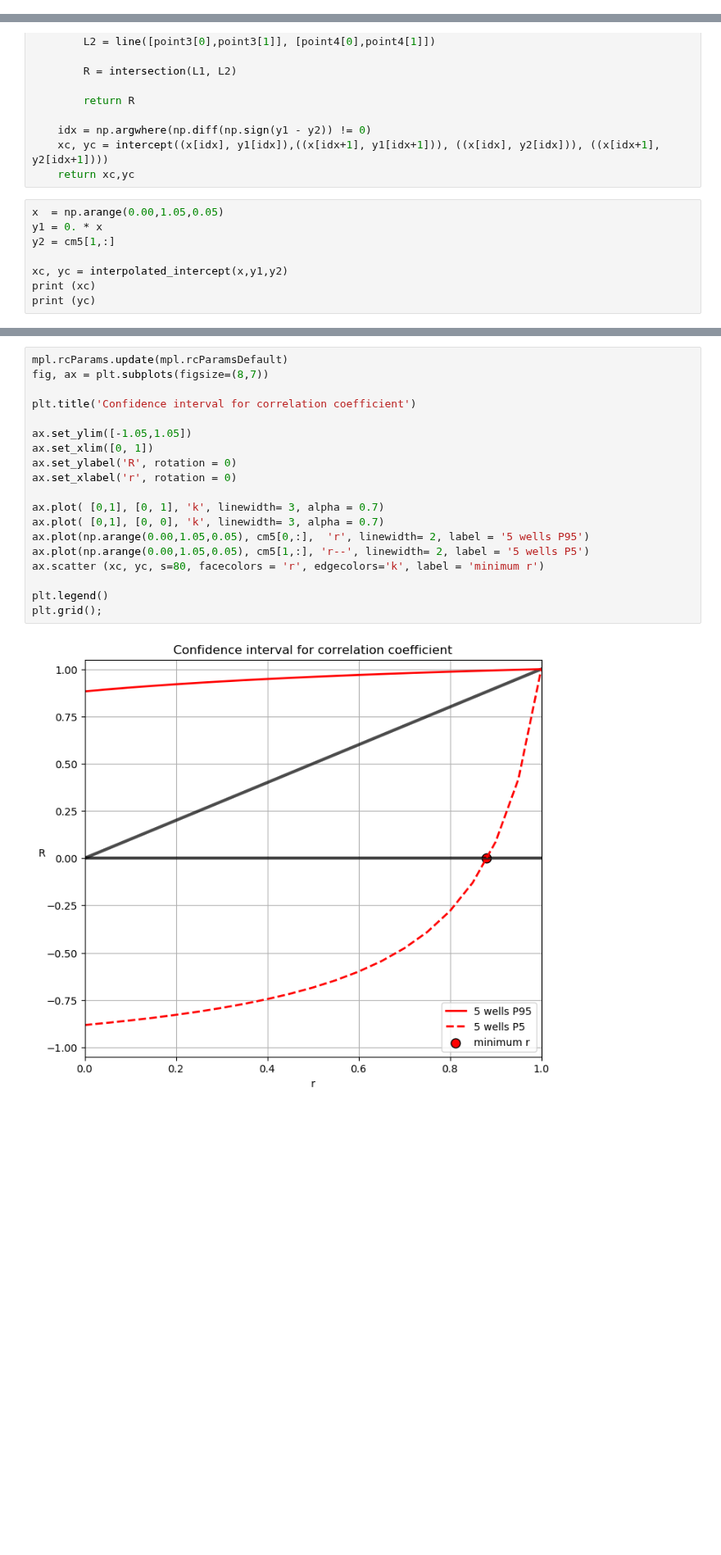
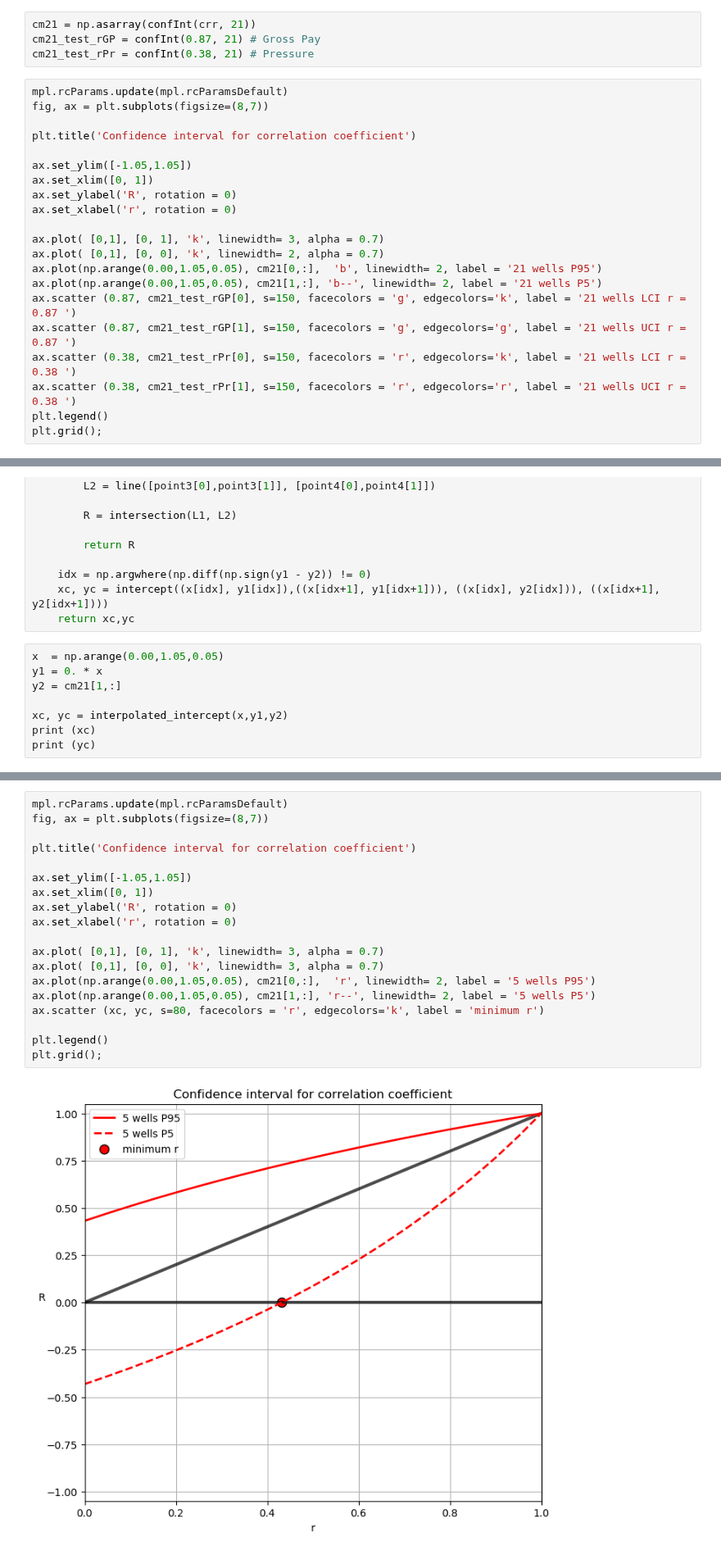
Before and after one commit to mycarta/Data-science-tools-petroleum-exploration-and-production, a Jupyter notebook: Python_confidence_interval_for_correlation_coefficient.ipynb, the cells around one changed output, grey strips where cells are left out. Shown at 82% size. Saved outputs shown, nothing was run; the diff lists cells and outputs as text; blank space fills up the shorter version.

```diff
--- a/Python_confidence_interval_for_correlation_coefficient.ipynb
+++ b/Python_confidence_interval_for_correlation_coefficient.ipynb
@@ -195,0 +172,25 @@ plt.grid();
+# %%
+cm21 = np.asarray(confInt(crr, 21))
+cm21_test_rGP = confInt(0.87, 21) # Gross Pay
+cm21_test_rPr = confInt(0.38, 21) # Pressure
+# %%
+mpl.rcParams.update(mpl.rcParamsDefault)
+fig, ax = plt.subplots(figsize=(8,7))
+
+plt.title('Confidence interval for correlation coefficient')
+
+ax.set_ylim([-1.05,1.05])
+ax.set_xlim([0, 1])
+ax.set_ylabel('R', rotation = 0)
+ax.set_xlabel('r', rotation = 0)
+
+ax.plot( [0,1], [0, 1], 'k', linewidth= 3, alpha = 0.7)
+ax.plot( [0,1], [0, 0], 'k', linewidth= 2, alpha = 0.7)
+ax.plot(np.arange(0.00,1.05,0.05), cm21[0,:],  'b', linewidth= 2, label = '21 wells P95')
+ax.plot(np.arange(0.00,1.05,0.05), cm21[1,:], 'b--', linewidth= 2, label = '21 wells P5')
+ax.scatter (0.87, cm21_test_rGP[0], s=150, facecolors = 'g', edgecolors='k', label = '21 wells LCI r = 0.87 ')
+ax.scatter (0.87, cm21_test_rGP[1], s=150, facecolors = 'g', edgecolors='g', label = '21 wells UCI r = 0.87 ')
+ax.scatter (0.38, cm21_test_rPr[0], s=150, facecolors = 'r', edgecolors='k', label = '21 wells LCI r = 0.38 ')
+ax.scatter (0.38, cm21_test_rPr[1], s=150, facecolors = 'r', edgecolors='r', label = '21 wells UCI r = 0.38 ')
+plt.legend()
+plt.grid();
@@ -239,7 +242,7 @@ def interpolated_intercept(x, y1, y2):
 # %%
 x  = np.arange(0.00,1.05,0.05)
 y1 = 0. * x
-y2 = cm5[1,:]
+y2 = cm21[1,:]
 
 xc, yc = interpolated_intercept(x,y1,y2)
 print (xc)
@@ -250,23 +253,23 @@ print (yc)
 # %%
 mpl.rcParams.update(mpl.rcParamsDefault)
 fig, ax = plt.subplots(figsize=(8,7))
 
 plt.title('Confidence interval for correlation coefficient')
 
 ax.set_ylim([-1.05,1.05])
 ax.set_xlim([0, 1])
 ax.set_ylabel('R', rotation = 0)
 ax.set_xlabel('r', rotation = 0)
 
 ax.plot( [0,1], [0, 1], 'k', linewidth= 3, alpha = 0.7)
 ax.plot( [0,1], [0, 0], 'k', linewidth= 3, alpha = 0.7)
-ax.plot(np.arange(0.00,1.05,0.05), cm5[0,:],  'r', linewidth= 2, label = '5 wells P95')
-ax.plot(np.arange(0.00,1.05,0.05), cm5[1,:], 'r--', linewidth= 2, label = '5 wells P5')
+ax.plot(np.arange(0.00,1.05,0.05), cm21[0,:],  'r', linewidth= 2, label = '5 wells P95')
+ax.plot(np.arange(0.00,1.05,0.05), cm21[1,:], 'r--', linewidth= 2, label = '5 wells P5')
 ax.scatter (xc, yc, s=80, facecolors = 'r', edgecolors='k', label = 'minimum r')
 
 plt.legend()
 plt.grid();
 # %% [output]
-[figure, old version]
+[figure, new version]
 # %% [markdown]
 ### Test of using the function to calculate minimum number of wells to get confidence interval of a specific width
```
Also changed, not shown: parts of 33 cells of this notebook, 1 other file.
